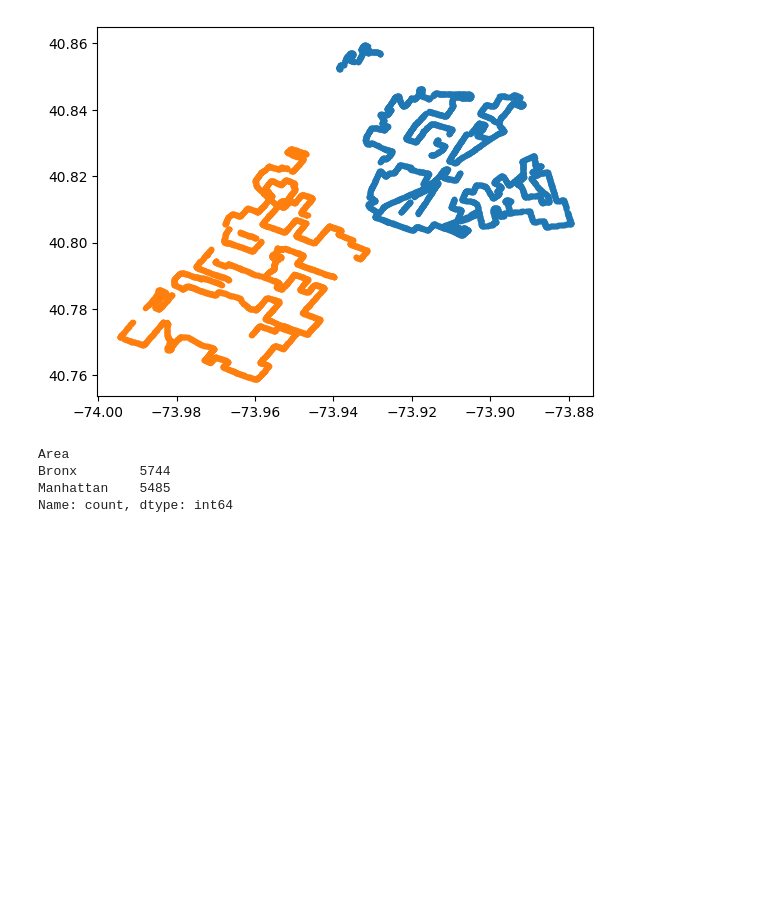
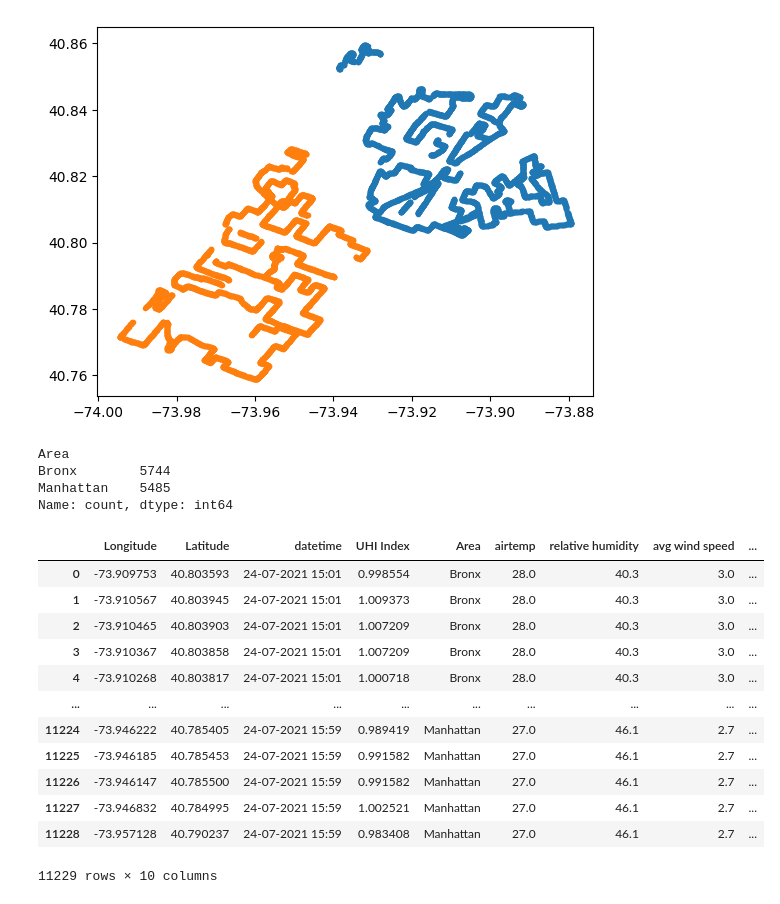
Before and after one commit to EvanBarnett2027/EY-Data-Chal, a Jupyter notebook: weather.ipynb, the cells around one changed output. Drawn from its saved outputs; the diff is of its cells as text; code cells hidden in the pictures; blank space fills up the shorter version.

Commit message:
Matched validation data to weather data

```diff
--- a/weather.ipynb
+++ b/weather.ipynb
@@ -97,0 +116,16 @@ final_weather.to_csv('weather_data.csv')
+# %%
+final_weather.reset_index(drop=True)
+# %% [output]
+|  | Longitude | Latitude | datetime | UHI Index | Area | airtemp | relative humidity | avg wind speed | ... |
+| 0 | -73.909753 | 40.803593 | 24-07-2021 15:01 | 0.998554 | Bronx | 28.0 | 40.3 | 3.0 | ... |
+| 1 | -73.910567 | 40.803945 | 24-07-2021 15:01 | 1.009373 | Bronx | 28.0 | 40.3 | 3.0 | ... |
+| 2 | -73.910465 | 40.803903 | 24-07-2021 15:01 | 1.007209 | Bronx | 28.0 | 40.3 | 3.0 | ... |
+| 3 | -73.910367 | 40.803858 | 24-07-2021 15:01 | 1.007209 | Bronx | 28.0 | 40.3 | 3.0 | ... |
+| 4 | -73.910268 | 40.803817 | 24-07-2021 15:01 | 1.000718 | Bronx | 28.0 | 40.3 | 3.0 | ... |
+| ... | ... | ... | ... | ... | ... | ... | ... | ... | ... |
+| 11224 | -73.946222 | 40.785405 | 24-07-2021 15:59 | 0.989419 | Manhattan | 27.0 | 46.1 | 2.7 | ... |
+| 11225 | -73.946185 | 40.785453 | 24-07-2021 15:59 | 0.991582 | Manhattan | 27.0 | 46.1 | 2.7 | ... |
+| 11226 | -73.946147 | 40.785500 | 24-07-2021 15:59 | 0.991582 | Manhattan | 27.0 | 46.1 | 2.7 | ... |
+| 11227 | -73.946832 | 40.784995 | 24-07-2021 15:59 | 1.002521 | Manhattan | 27.0 | 46.1 | 2.7 | ... |
+| 11228 | -73.957128 | 40.790237 | 24-07-2021 15:59 | 0.983408 | Manhattan | 27.0 | 46.1 | 2.7 | ... |
+11229 rows × 10 columns
```
Also changed, not shown: parts of 8 cells of this notebook, 1 other file.
